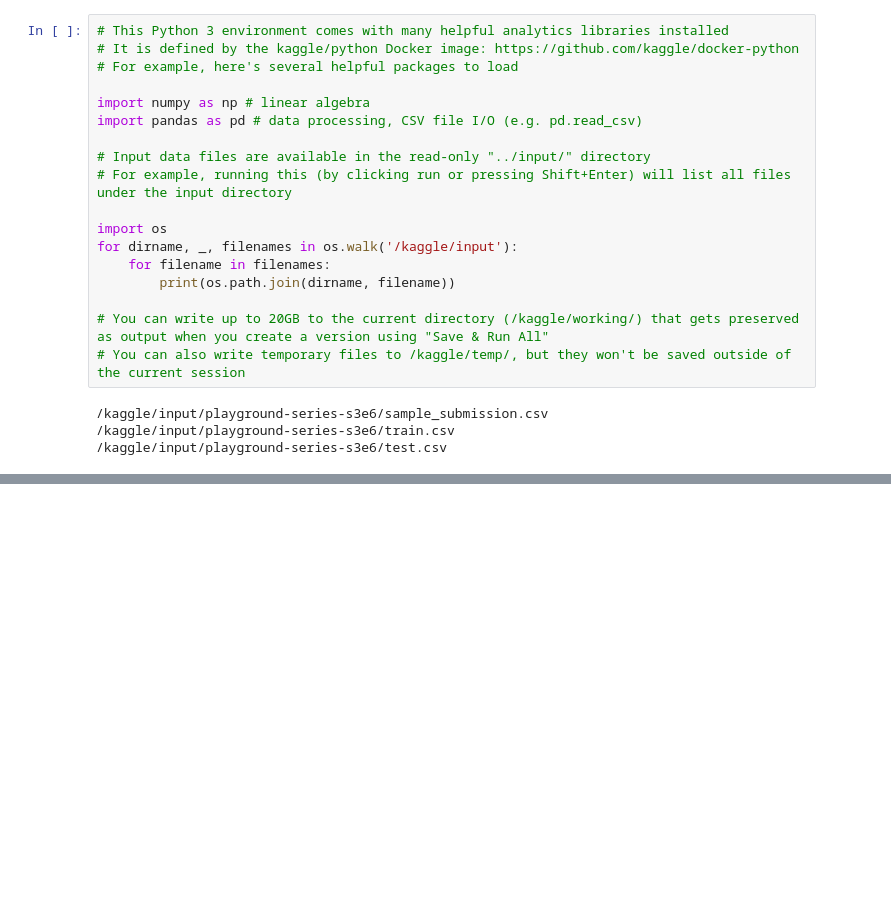
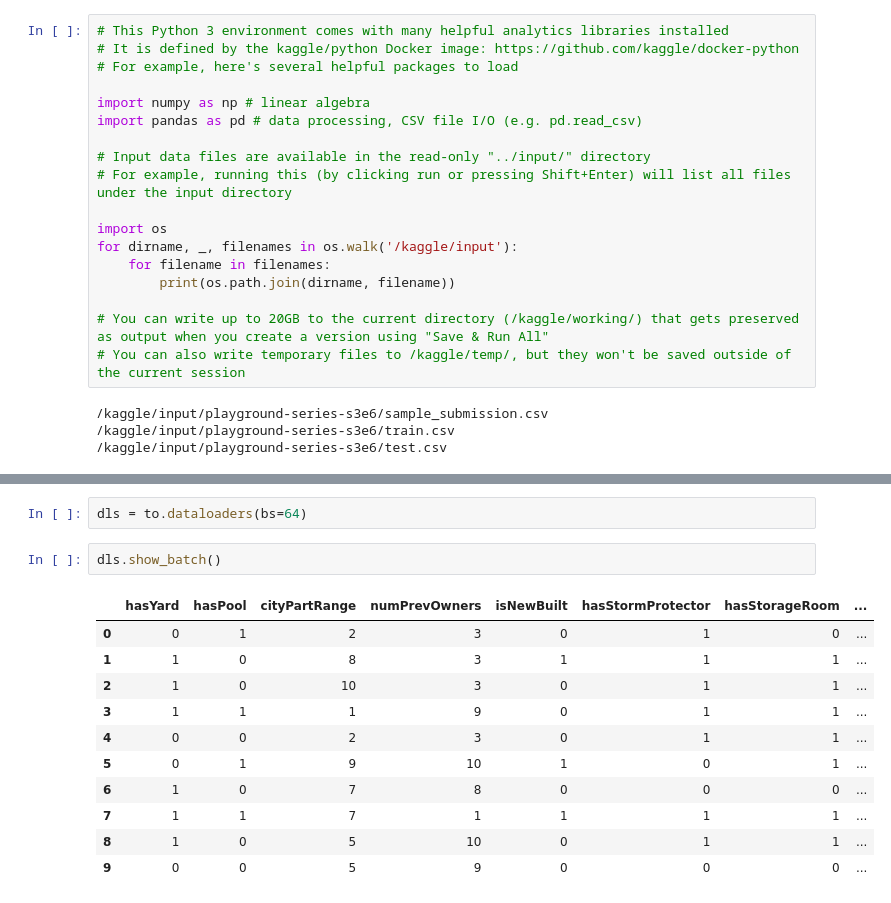
Before and after one commit to rubanzasilva/ps-S03E06, a Jupyter notebook: ps-s03e06.ipynb, the cells around one changed output, grey strips where cells are left out. Drawn from its saved outputs; the diff is of its cells as text; blank space fills up the shorter version.

```diff
--- a/ps-s03e06.ipynb
+++ b/ps-s03e06.ipynb
@@ -22,0 +138,16 @@ for dirname, _, filenames in os.walk('/kaggle/input'):
+# %%
+dls = to.dataloaders(bs=64)
+# %%
+dls.show_batch()
+# %% [output]
+|  | hasYard | hasPool | cityPartRange | numPrevOwners | isNewBuilt | hasStormProtector | hasStorageRoom | ... |
+| 0 | 0 | 1 | 2 | 3 | 0 | 1 | 0 | ... |
+| 1 | 1 | 0 | 8 | 3 | 1 | 1 | 1 | ... |
+| 2 | 1 | 0 | 10 | 3 | 0 | 1 | 1 | ... |
+| 3 | 1 | 1 | 1 | 9 | 0 | 1 | 1 | ... |
+| 4 | 0 | 0 | 2 | 3 | 0 | 1 | 1 | ... |
+| 5 | 0 | 1 | 9 | 10 | 1 | 0 | 1 | ... |
+| 6 | 1 | 0 | 7 | 8 | 0 | 0 | 0 | ... |
+| 7 | 1 | 1 | 7 | 1 | 1 | 1 | 1 | ... |
+| 8 | 1 | 0 | 5 | 10 | 0 | 1 | 1 | ... |
+| 9 | 0 | 0 | 5 | 9 | 0 | 0 | 0 | ... |
```
Also changed, not shown: parts of 30 cells of this notebook.
